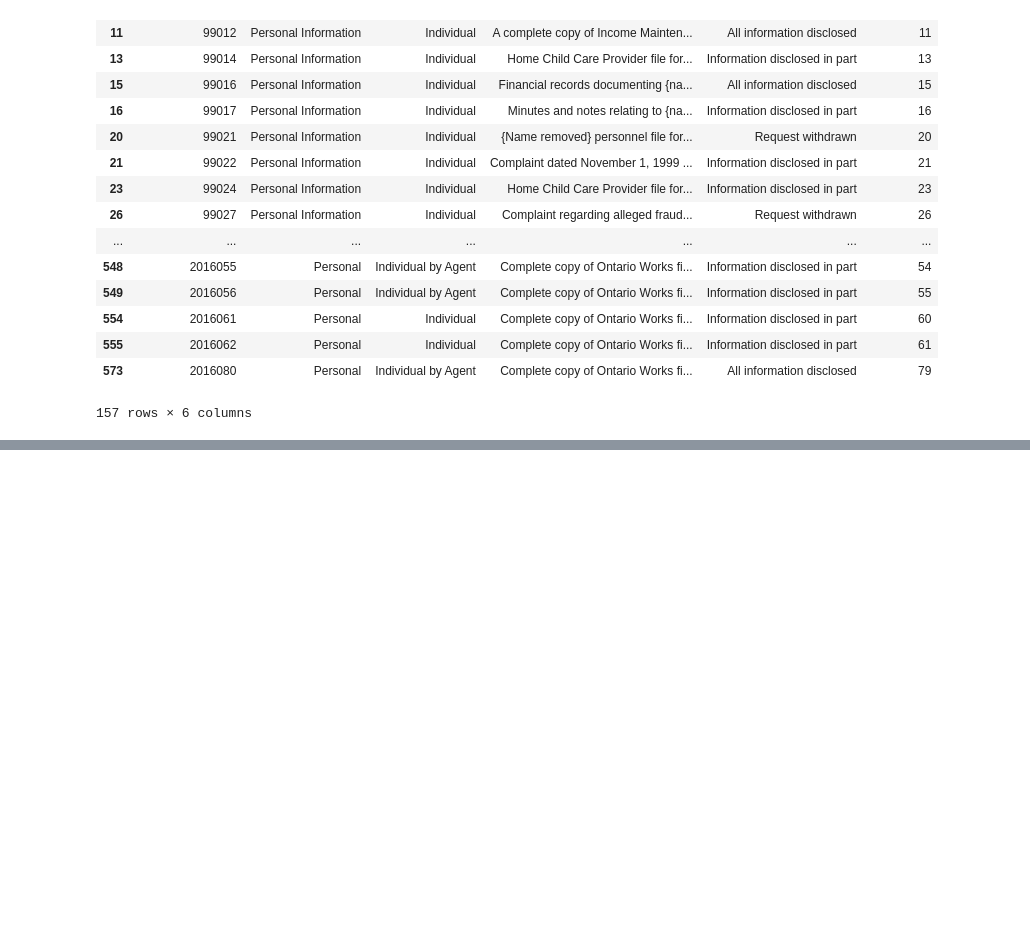
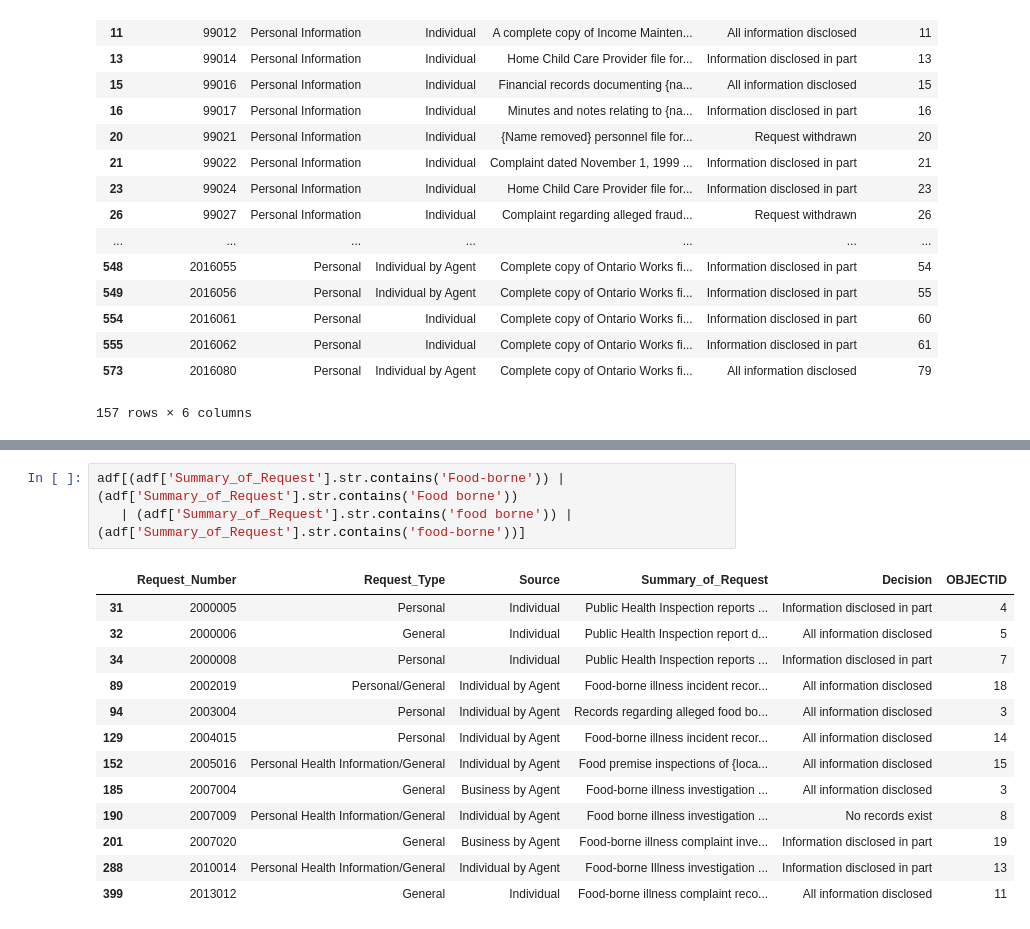
Before and after one commit to brodriguezmilla/foir, a Jupyter notebook: foir.ipynb, the cells around one changed output, grey strips where cells are left out. Saved outputs shown, nothing was run; the diff lists cells and outputs as text; blank space fills up the shorter version.

```diff
--- a/foir.ipynb
+++ b/foir.ipynb
@@ -530,0 +615,17 @@ adf[(adf['Request_Type'] == 'Personal Information') | (adf['Request_Type'] =='Pe
+# %%
+adf[(adf['Summary_of_Request'].str.contains('Food-borne')) | (adf['Summary_of_Request'].str.contains('Food borne'))
+   | (adf['Summary_of_Request'].str.contains('food borne')) | (adf['Summary_of_Request'].str.contains('food-borne'))]
+# %% [output]
+|  | Request_Number | Request_Type | Source | Summary_of_Request | Decision | OBJECTID |
+| 31 | 2000005 | Personal | Individual | Public Health Inspection reports ... | Information disclosed in part | 4 |
+| 32 | 2000006 | General | Individual | Public Health Inspection report d... | All information disclosed | 5 |
+| 34 | 2000008 | Personal | Individual | Public Health Inspection reports ... | Information disclosed in part | 7 |
+| 89 | 2002019 | Personal/General | Individual by Agent | Food-borne illness incident recor... | All information disclosed | 18 |
+| 94 | 2003004 | Personal | Individual by Agent | Records regarding alleged food bo... | All information disclosed | 3 |
+| 129 | 2004015 | Personal | Individual by Agent | Food-borne illness incident recor... | All information disclosed | 14 |
+| 152 | 2005016 | Personal Health Information/General | Individual by Agent | Food premise inspections of {loca... | All information disclosed | 15 |
+| 185 | 2007004 | General | Business by Agent | Food-borne illness investigation ... | All information disclosed | 3 |
+| 190 | 2007009 | Personal Health Information/General | Individual by Agent | Food borne illness investigation ... | No records exist | 8 |
+| 201 | 2007020 | General | Business by Agent | Food-borne illness complaint inve... | Information disclosed in part | 19 |
+| 288 | 2010014 | Personal Health Information/General | Individual by Agent | Food-borne Illness investigation ... | Information disclosed in part | 13 |
+| 399 | 2013012 | General | Individual | Food-borne illness complaint reco... | All information disclosed | 11 |
```
Also changed, not shown: parts of 9 cells of this notebook.
